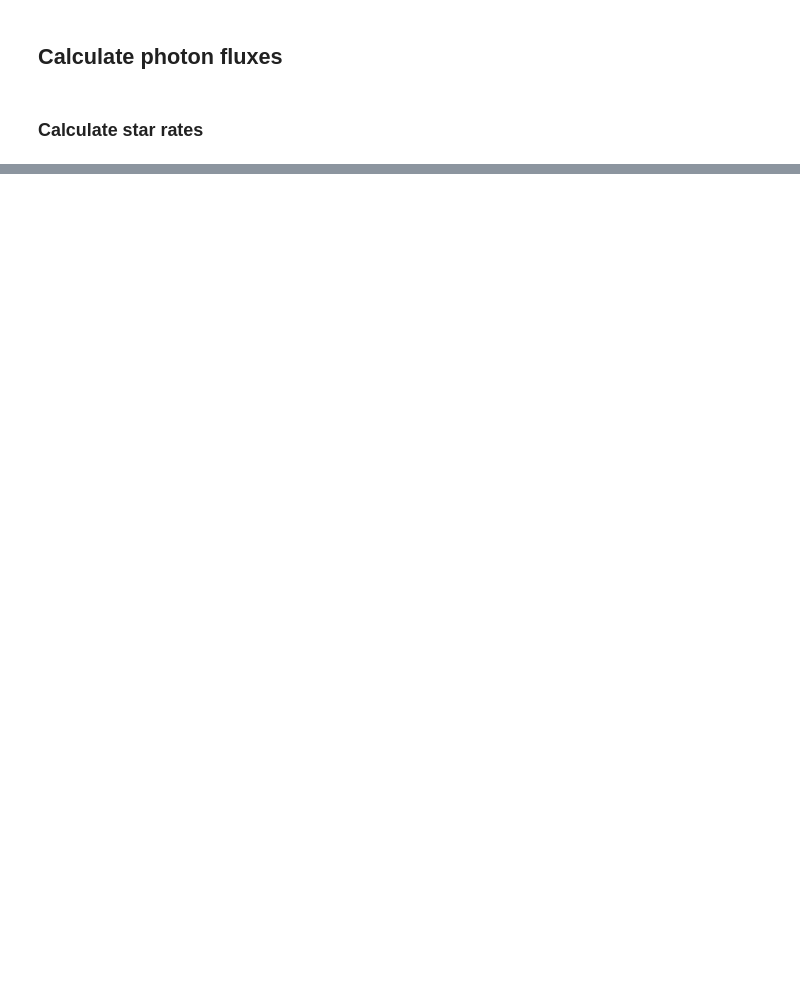
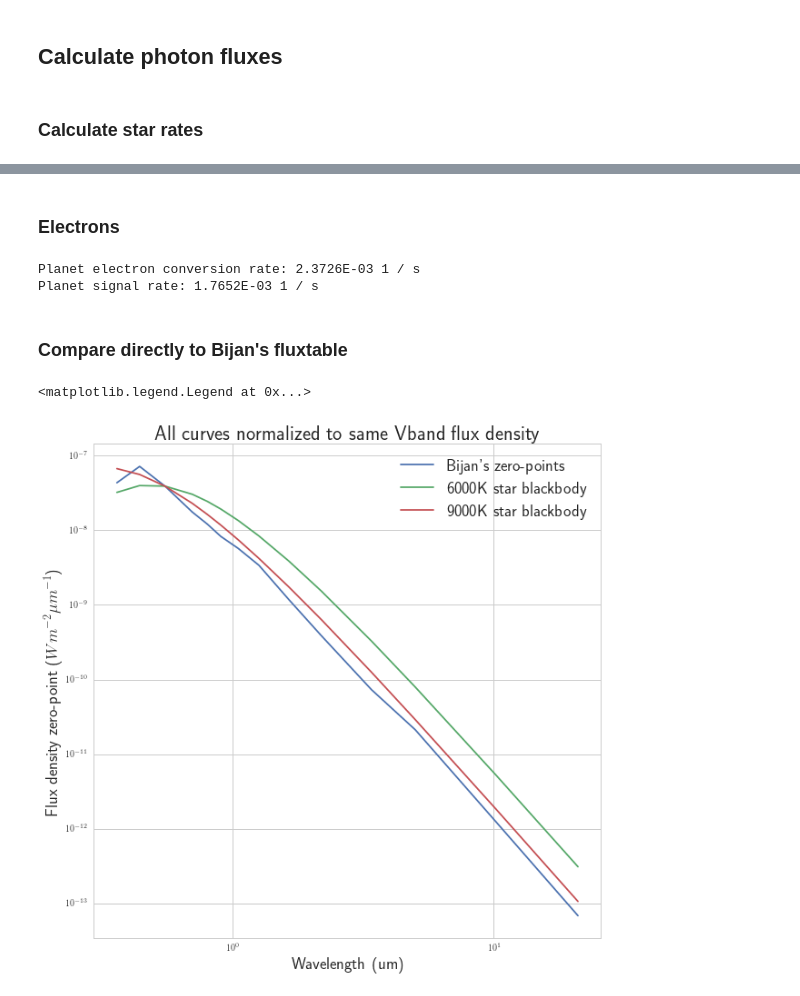
Before and after one commit to mjrfringes/crispy, a Jupyter notebook: docs/source/notebooks/InputScene.ipynb, the cells around one changed output, grey strips where cells are left out. Saved outputs shown, nothing was run; the diff lists cells and outputs as text; code cells hidden in the pictures; blank space fills up the shorter version.

Commit message:
Updated notebooks with new photon calculations

```diff
--- a/docs/source/notebooks/InputScene.ipynb
+++ b/docs/source/notebooks/InputScene.ipynb
@@ -6,11 +6,15 @@ This notebook runs through some sanity checks about the photon flux calculations
 %pylab inline --no-import-all
 matplotlib.rcParams['image.origin'] = 'lower'
 matplotlib.rcParams['image.interpolation'] = 'nearest'
+plt.rc('text', usetex=True)
+
+import seaborn as sns
+sns.set_style("whitegrid")
+matplotlib.rcParams['axes.labelsize'] = 18
 import sys
 import os
 
-folder = '../../../code'
-print(folder)
+folder = '../../../../crispy'
 if folder not in sys.path: sys.path.append(folder)
 # %% [output]
 Populating the interactive namespace from numpy and matplotlib
@@ -121,0 +102,58 @@ print(100*(lamlist[-1]-lamlist[0])/lamlist[Nlam//2])
+# %% [markdown]
+### Electrons
+# %%
+t_pl = 0.0064 # total planet transmission
+Atot = np.pi*(2.37*u.m/2.)**2
+QE = 0.68
+signalQE = 0.93*0.8*QE
+single_bin_frac = 1./R/BW
+print("Planet electron conversion rate: {:.4E}".format(single_bin_frac*t_pl*Atot*QE*photon_flux.to(1/u.s/u.m**2)*calc_contrast_Bijan(lamlist,folder=None)[0]))
+print("Planet signal rate: {:.4E}".format(single_bin_frac*t_pl*Atot*signalQE*photon_flux.to(1/u.s/u.m**2)*calc_contrast_Bijan(lamlist,folder=None)[0]))
+# %% [output]
+Planet electron conversion rate: 2.3726E-03 1 / s
+Planet signal rate: 1.7652E-03 1 / s
+# %% [markdown]
+### Compare directly to Bijan's fluxtable
+# %%
+Bij_lams = [0.36,
+0.44,
+0.55,
+0.70,
+0.80,
+0.90,
+1.05,
+1.26,
+1.64,
+2.18,
+3.40,
+5.00,
+10.20,
+21.00]
+Bij_flux_densities = [4.35e-08,
+7.20e-08,
+3.92e-08,
+1.76e-08,
+1.21e-08,
+8.30e-09,
+5.72e-09,
+3.40e-09,
+1.18e-09,
+3.90e-10,
+7.30e-11,
+2.12e-11,
+1.23e-12,
+6.80e-14]
+plt.figure(figsize=(10,10))
+plt.loglog(Bij_lams,Bij_flux_densities,label="Bijan's zero-points")
+BB6 = af.blackbody_lambda(Bij_lams*u.um, 6000*u.K).to(u.Watt/u.m**2/u.um/u.sr)
+BB9 = af.blackbody_lambda(Bij_lams*u.um, 9000*u.K).to(u.Watt/u.m**2/u.um/u.sr)
+
+plt.loglog(Bij_lams,BB6/BB6[2]*Bij_flux_densities[2],label='6000K star blackbody')
+plt.loglog(Bij_lams,BB9/BB9[2]*Bij_flux_densities[2],label='9000K star blackbody')
+plt.xlabel('Wavelength (um)')
+plt.ylabel(r'Flux density zero-point ($Wm^{-2}\mu m^{-1}$)')
+plt.title('All curves normalized to same Vband flux density',fontsize = 22)
+plt.legend(fontsize=18)
+# %% [output]
+<matplotlib.legend.Legend at 0x...>
+[figure, added]
```
Also changed, not shown: parts of 9 cells of this notebook, 3 other files.
